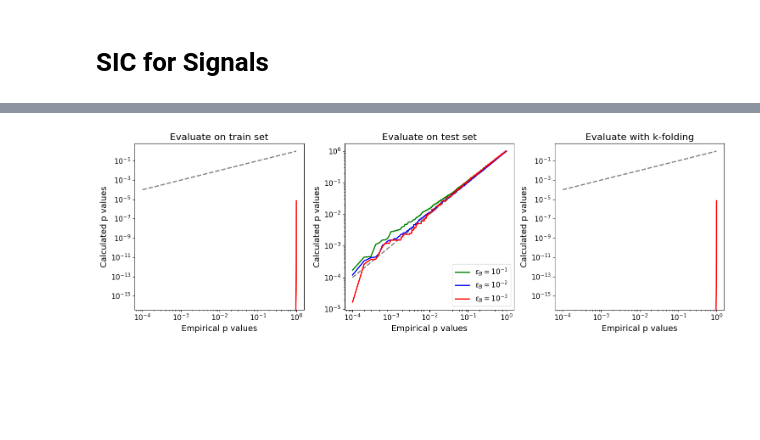
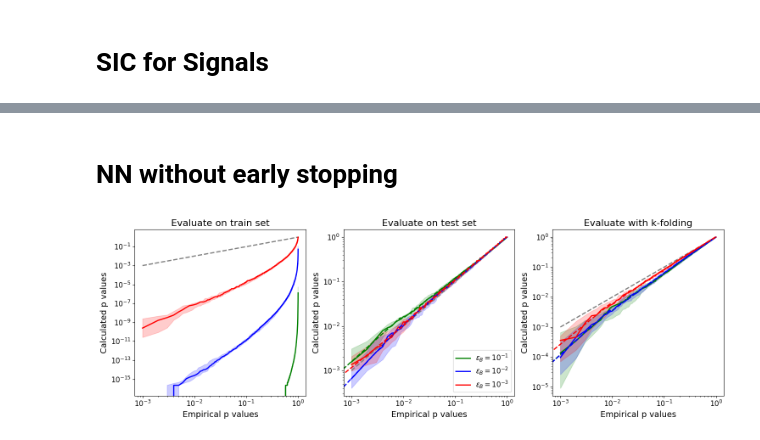
Before and after one commit to mariehein/look_everywhere_in_AD, a Jupyter notebook: plotting_LHCO.ipynb, the cells around one changed output, grey strips where cells are left out. Drawn from its saved outputs; the diff is of its cells as text; code cells hidden in the pictures; blank space fills up the shorter version.

```diff
--- a/plotting_LHCO.ipynb
+++ b/plotting_LHCO.ipynb
@@ -43,8 +56,14 @@ pl.calibration_curve_plot(p_train, p_test, p_kfolds, 10000, "LHCO_NN", NNBDT=Tru
+# %% [markdown]
+# NN without early stopping
 # %%
 direc = general_directory+"LHCO_NN_noearlystopping/"
-p_train = np.sort(np.load(direc+"evaluate_on_train.npy"))
+p_train = np.load(direc+"evaluate_on_train.npy")
 p_test = np.sort(np.load(direc+"evaluate_on_test_half.npy"))
-p_kfolds = p_train
-pl.calibration_curve_plot(p_train, p_test, p_kfolds, 10000, "LHCO_NN_noearlystopping", NNBDT=True)
+p_kfolds = np.sort(np.load(direc+"kfolds.npy"))
+p_train_split = pl.prep_pvalues(p_train, 10, True)
+p_test_split = pl.prep_pvalues(p_test, 10, True)
+p_kfolds_split = pl.prep_pvalues(p_kfolds, 10, True)
+
+NN_fits = pl.plot_trials_factor_split(p_train_split, p_test_split, p_kfolds_split, "NN_noearlystopping", ignore_train=True)
 # %% [output]
-[figure, old version]
+[figure, new version]
```
Also changed, not shown: parts of 17 cells of this notebook, 9 other files.
